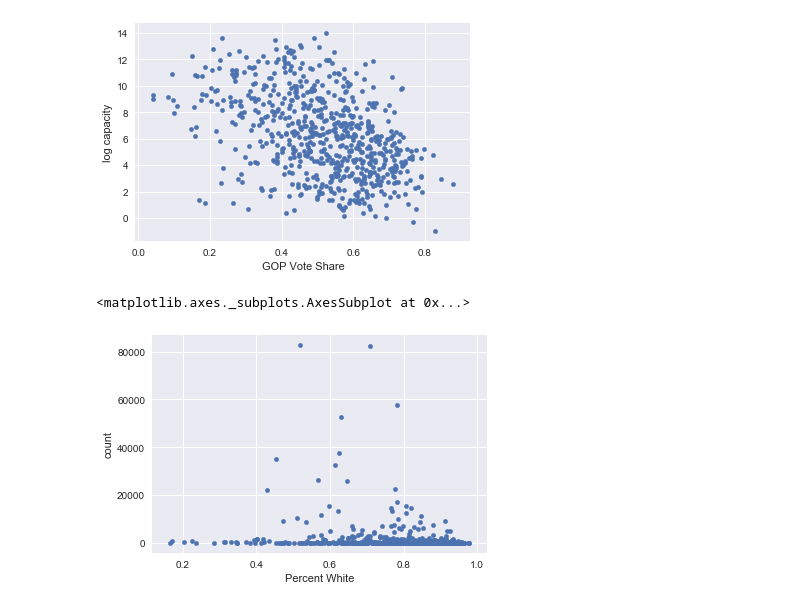
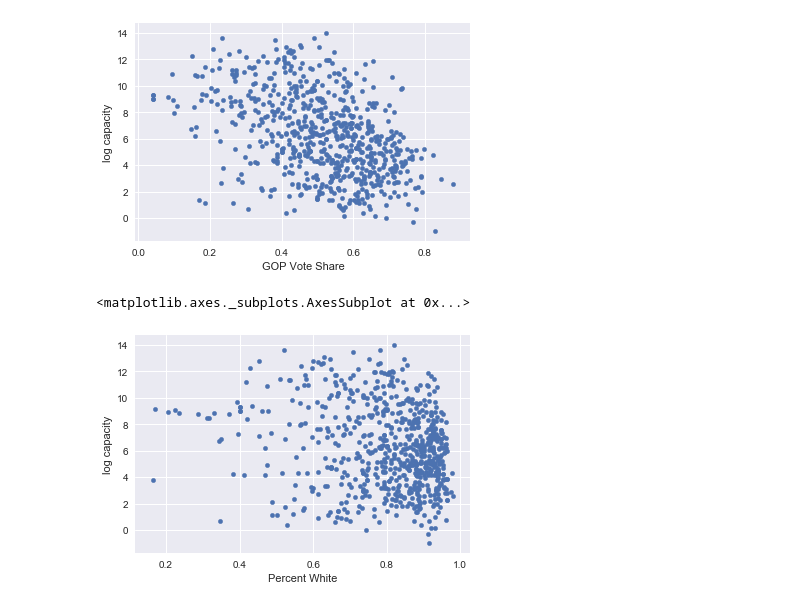
Before and after one commit to aawiegel/OpenPV-Predict, a Jupyter notebook: SolarPredictions.ipynb, the cells around one changed output. Saved outputs shown, nothing was run; the diff lists cells and outputs as text; code cells hidden in the pictures.

```diff
--- a/SolarPredictions.ipynb
+++ b/SolarPredictions.ipynb
@@ -91,7 +95,8 @@ Here, the distribution is much better described by a normal distribution. Indeed
 
 solar_data_filtered = solar_data.filter(['combined', 'log capacity', 'cost', 'per_gop',
                                         'Median Age', 'Percent White', 'Percent Bachelors',
-                                        'Median Household Income', 'Median House Price'])
+                                        'Median Household Income', 'Median House Price',
+                                         'Tilt Irradiance'])
 
 solar_data_filtered = solar_data_filtered.rename(columns={'cost' : 'Cost per kW', 'per_gop' : 'GOP Vote Share'})
 
@@ -210,8 +225,8 @@ reg_data.plot.scatter(x = 'GOP Vote Share', y = 'log capacity', ax = ax)
 # %%
 %matplotlib inline
 fig, ax = plt.subplots(1)
 
-solar_data_filtered.plot.scatter(x = 'Percent White', y = 'count', ax = ax)
+solar_data_filtered.plot.scatter(x = 'Percent White', y = 'log capacity', ax = ax)
 # %% [output]
 <matplotlib.axes._subplots.AxesSubplot at 0x...>
-[figure, old version]
+[figure, new version]
```
Also changed, not shown: parts of 9 cells of this notebook.
